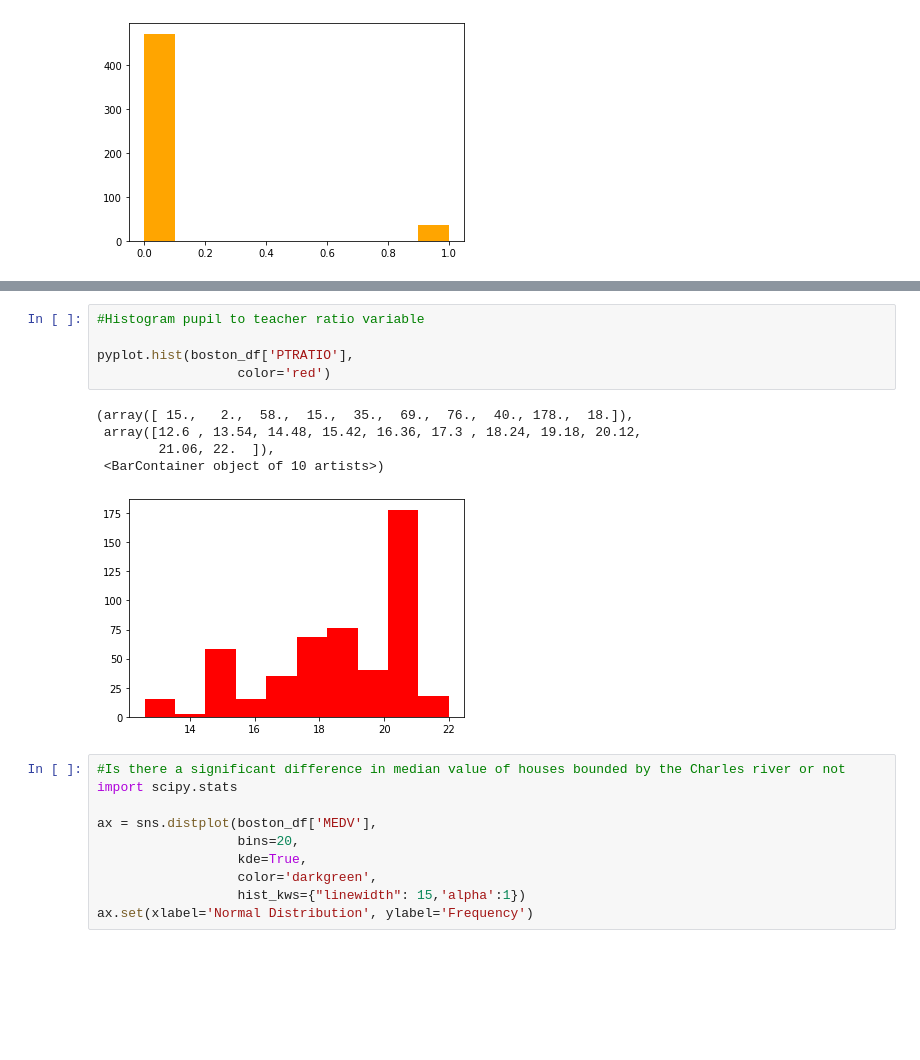
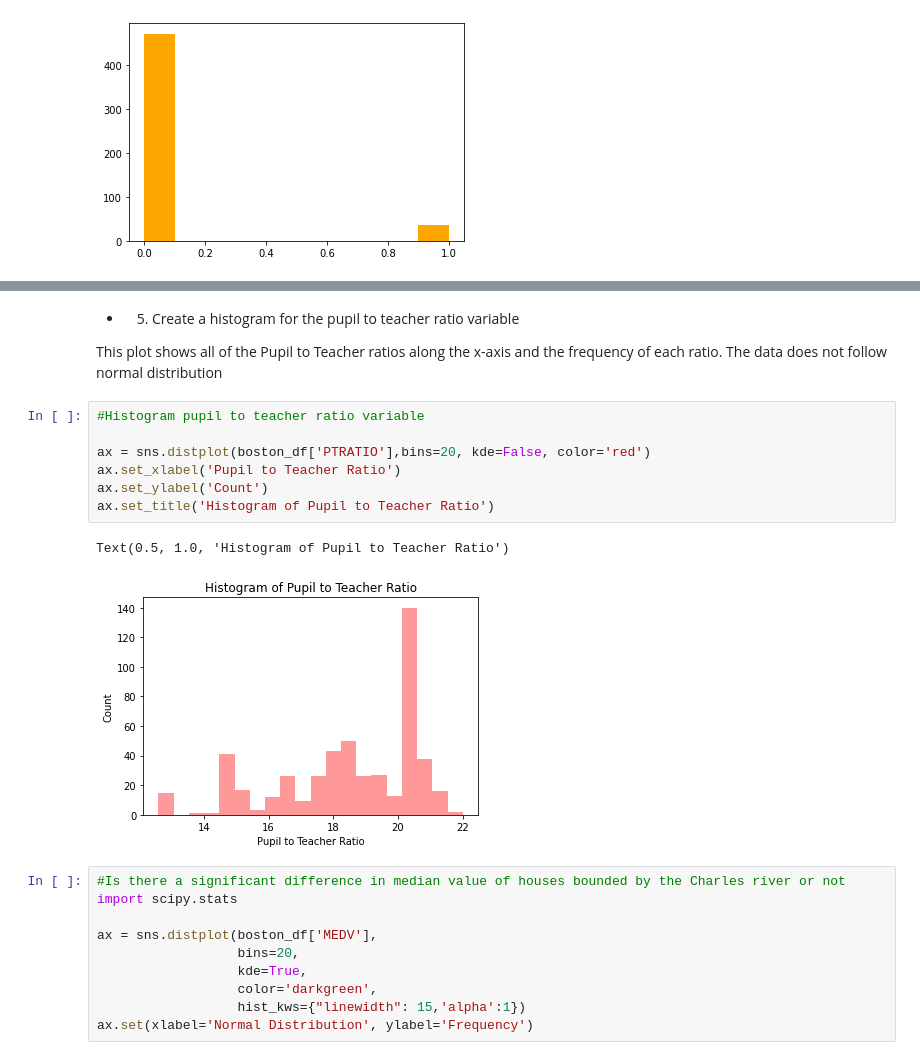
Before and after one commit to ashuvviet/CapstoneProject, a Jupyter notebook: StatisticsforDataSciencewithPython.ipynb, the cells around one changed output, grey strips where cells are left out. Cells and saved outputs as stored; diff of their text form; blank space fills up the shorter version.

```diff
--- a/StatisticsforDataSciencewithPython.ipynb
+++ b/StatisticsforDataSciencewithPython.ipynb
@@ -67,14 +90,17 @@ sns.scatterplot(x='NOX', y='INDUS', data=boston_df, color='purple')
+# %% [markdown]
+* 5. Create a histogram for the pupil to teacher ratio variable
+
+This plot shows all of the Pupil to Teacher ratios along the x-axis and the frequency of each ratio. The data does not follow normal distribution
 # %%
 #Histogram pupil to teacher ratio variable
 
-pyplot.hist(boston_df['PTRATIO'],
-                  color='red')
+ax = sns.distplot(boston_df['PTRATIO'],bins=20, kde=False, color='red')
+ax.set_xlabel('Pupil to Teacher Ratio')
+ax.set_ylabel('Count')
+ax.set_title('Histogram of Pupil to Teacher Ratio')
 # %% [output]
-(array([ 15.,   2.,  58.,  15.,  35.,  69.,  76.,  40., 178.,  18.]),
- array([12.6 , 13.54, 14.48, 15.42, 16.36, 17.3 , 18.24, 19.18, 20.12,
-        21.06, 22.  ]),
- <BarContainer object of 10 artists>)
+Text(0.5, 1.0, 'Histogram of Pupil to Teacher Ratio')
-[figure, old version]
+[figure, new version]
 # %%
 #Is there a significant difference in median value of houses bounded by the Charles river or not
 import scipy.stats
```
Also changed, not shown: parts of 26 cells of this notebook.
